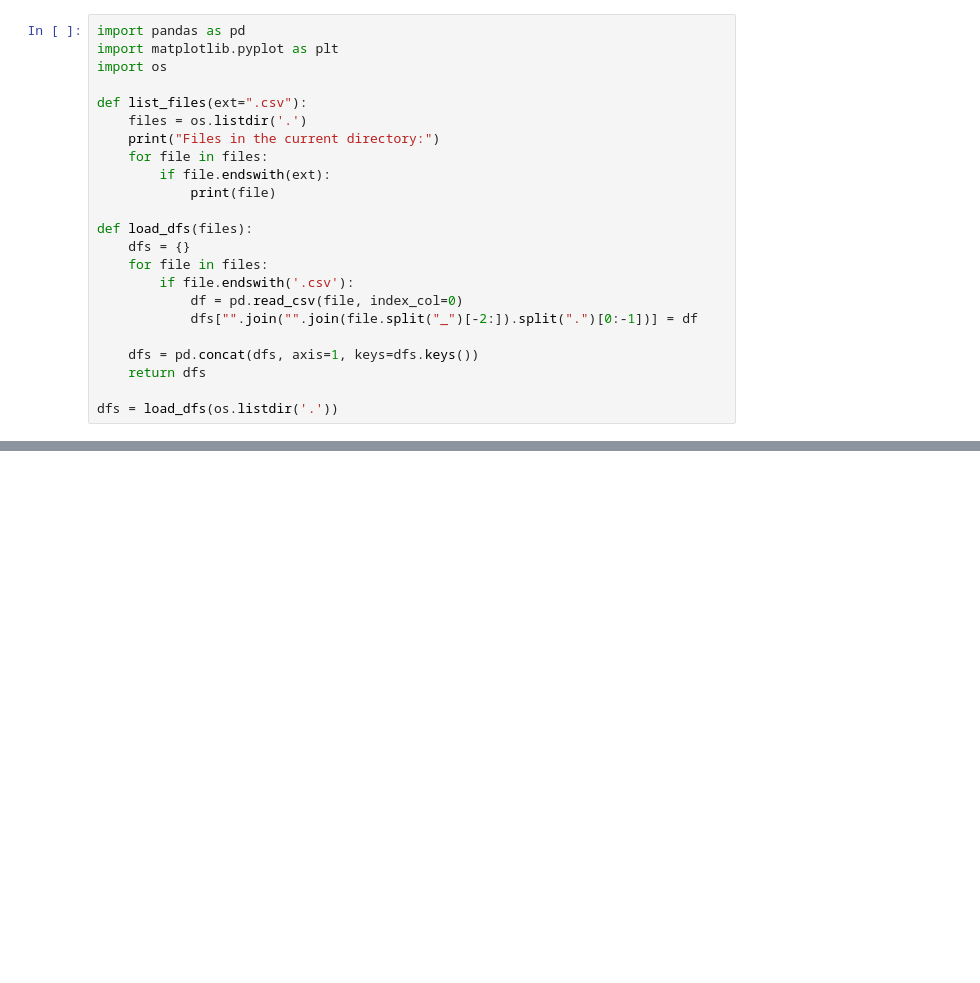
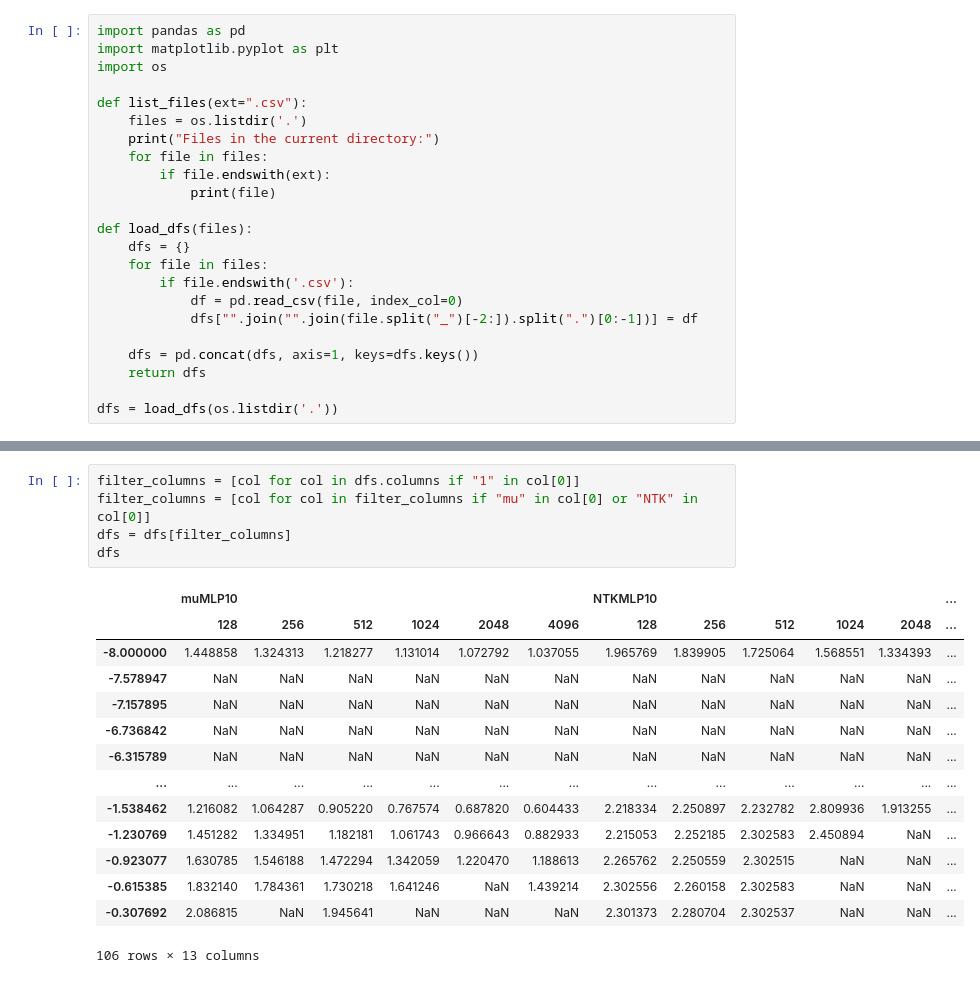
Before and after one commit to Laz4rz/mup-abc, a Jupyter notebook: examples/MLP/results/compare_results.ipynb, the cells around one changed output, grey strips where cells are left out. Cells and saved outputs as stored; diff of their text form; blank space fills up the shorter version.

```diff
--- a/examples/MLP/results/compare_results.ipynb
+++ b/examples/MLP/results/compare_results.ipynb
@@ -24,3 +41,23 @@ dfs = load_dfs(os.listdir('.'))
+# %%
+filter_columns = [col for col in dfs.columns if "1" in col[0]]
+filter_columns = [col for col in filter_columns if "mu" in col[0] or "NTK" in col[0]]
+dfs = dfs[filter_columns]
+dfs
+# %% [output]
+|  | muMLP10 |  |  |  |  |  | NTKMLP10 |  |  |  |  | ... |
+|  | 128 | 256 | 512 | 1024 | 2048 | 4096 | 128 | 256 | 512 | 1024 | 2048 | ... |
+| -8.000000 | 1.448858 | 1.324313 | 1.218277 | 1.131014 | 1.072792 | 1.037055 | 1.965769 | 1.839905 | 1.725064 | 1.568551 | 1.334393 | ... |
+| -7.578947 | NaN | NaN | NaN | NaN | NaN | NaN | NaN | NaN | NaN | NaN | NaN | ... |
+| -7.157895 | NaN | NaN | NaN | NaN | NaN | NaN | NaN | NaN | NaN | NaN | NaN | ... |
+| -6.736842 | NaN | NaN | NaN | NaN | NaN | NaN | NaN | NaN | NaN | NaN | NaN | ... |
+| -6.315789 | NaN | NaN | NaN | NaN | NaN | NaN | NaN | NaN | NaN | NaN | NaN | ... |
+| ... | ... | ... | ... | ... | ... | ... | ... | ... | ... | ... | ... | ... |
+| -1.538462 | 1.216082 | 1.064287 | 0.905220 | 0.767574 | 0.687820 | 0.604433 | 2.218334 | 2.250897 | 2.232782 | 2.809936 | 1.913255 | ... |
+| -1.230769 | 1.451282 | 1.334951 | 1.182181 | 1.061743 | 0.966643 | 0.882933 | 2.215053 | 2.252185 | 2.302583 | 2.450894 | NaN | ... |
+| -0.923077 | 1.630785 | 1.546188 | 1.472294 | 1.342059 | 1.220470 | 1.188613 | 2.265762 | 2.250559 | 2.302515 | NaN | NaN | ... |
+| -0.615385 | 1.832140 | 1.784361 | 1.730218 | 1.641246 | NaN | 1.439214 | 2.302556 | 2.260158 | 2.302583 | NaN | NaN | ... |
+| -0.307692 | 2.086815 | NaN | 1.945641 | NaN | NaN | NaN | 2.301373 | 2.280704 | 2.302537 | NaN | NaN | ... |
+106 rows × 13 columns
 # %%
 import matplotlib.cm as cm
 
```
Also changed, not shown: parts of 3 cells of this notebook, 2 other files.
